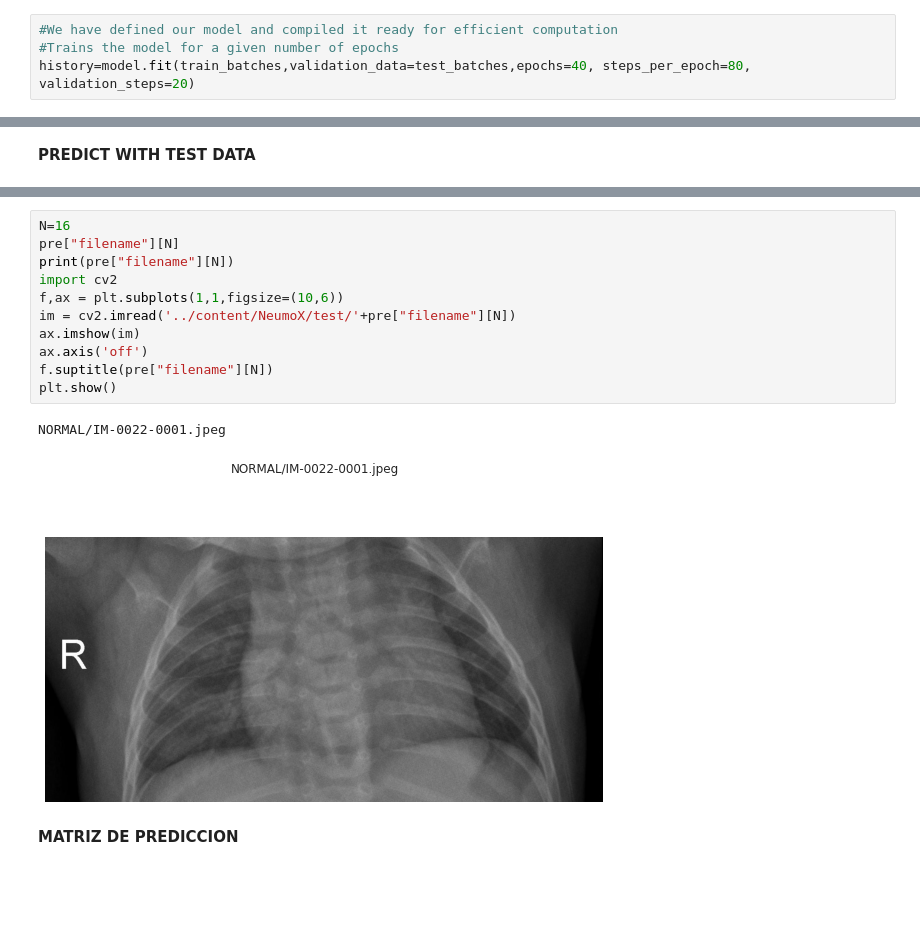
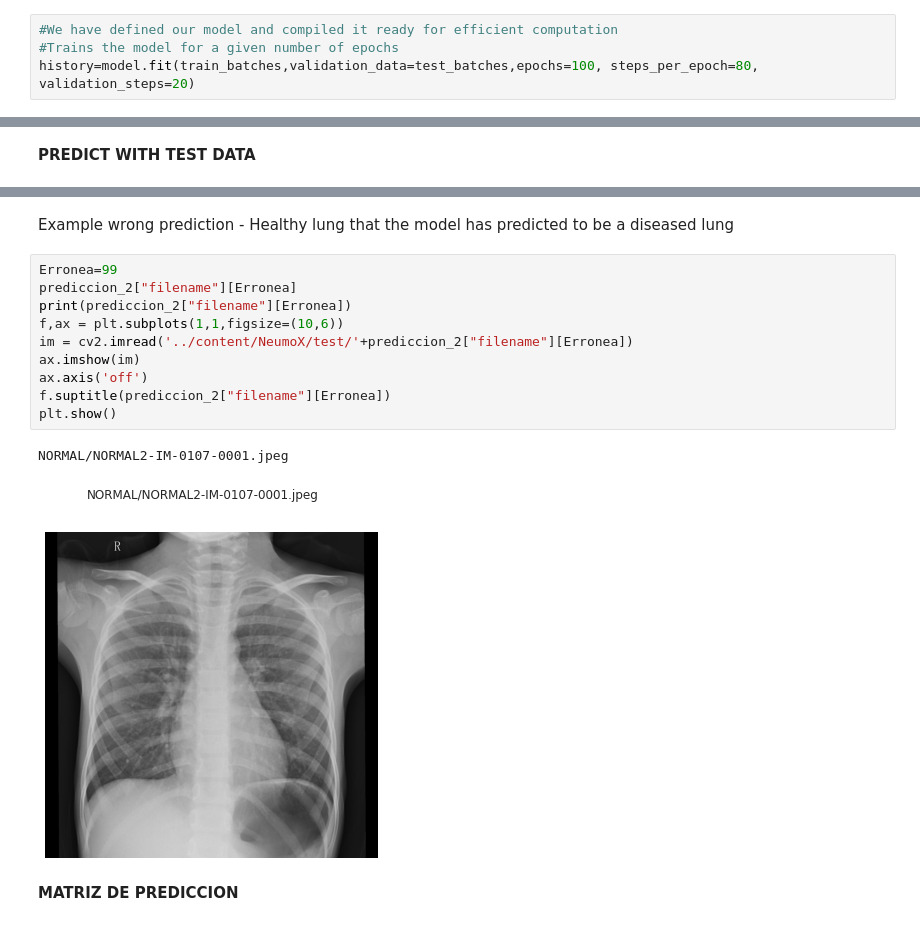
Before and after one commit to Albertogalred/Data-Science, a Jupyter notebook: NeumoX.ipynb, the cells around one changed output, grey strips where cells are left out. Drawn from its saved outputs; the diff is of its cells as text; blank space fills up the shorter version.

```diff
--- a/NeumoX.ipynb
+++ b/NeumoX.ipynb
@@ -279,5 +279,5 @@ model.compile(optimizer='adam',
 # %%
 #We have defined our model and compiled it ready for efficient computation
 #Trains the model for a given number of epochs
-history=model.fit(train_batches,validation_data=test_batches,epochs=40, steps_per_epoch=80, validation_steps=20)
+history=model.fit(train_batches,validation_data=test_batches,epochs=100, steps_per_epoch=80, validation_steps=20)
 # %% [output]
@@ -424,17 +397,18 @@ pre[:30]
+# %% [markdown]
+Example wrong prediction - Healthy lung that the model has predicted to be a diseased lung
 # %%
-N=16
-pre["filename"][N]
-print(pre["filename"][N])
-import cv2
+Erronea=99
+prediccion_2["filename"][Erronea]
+print(prediccion_2["filename"][Erronea])
 f,ax = plt.subplots(1,1,figsize=(10,6))
-im = cv2.imread('../content/NeumoX/test/'+pre["filename"][N])
+im = cv2.imread('../content/NeumoX/test/'+prediccion_2["filename"][Erronea])
 ax.imshow(im)
 ax.axis('off')
-f.suptitle(pre["filename"][N])
+f.suptitle(prediccion_2["filename"][Erronea])
 plt.show()
 # %% [output]
-NORMAL/IM-0022-0001.jpeg
+NORMAL/NORMAL2-IM-0107-0001.jpeg
-[figure, old version]
+[figure, new version]
 # %% [markdown]
 **MATRIZ DE PREDICCION**
 # %%
```
Also changed, not shown: parts of 18 cells of this notebook.
